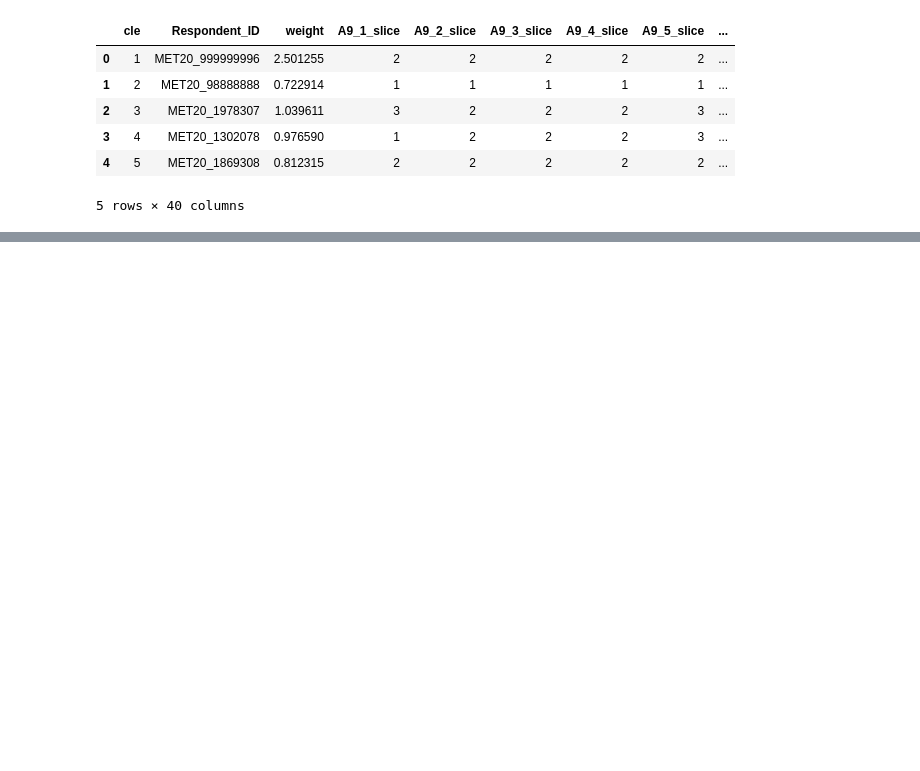
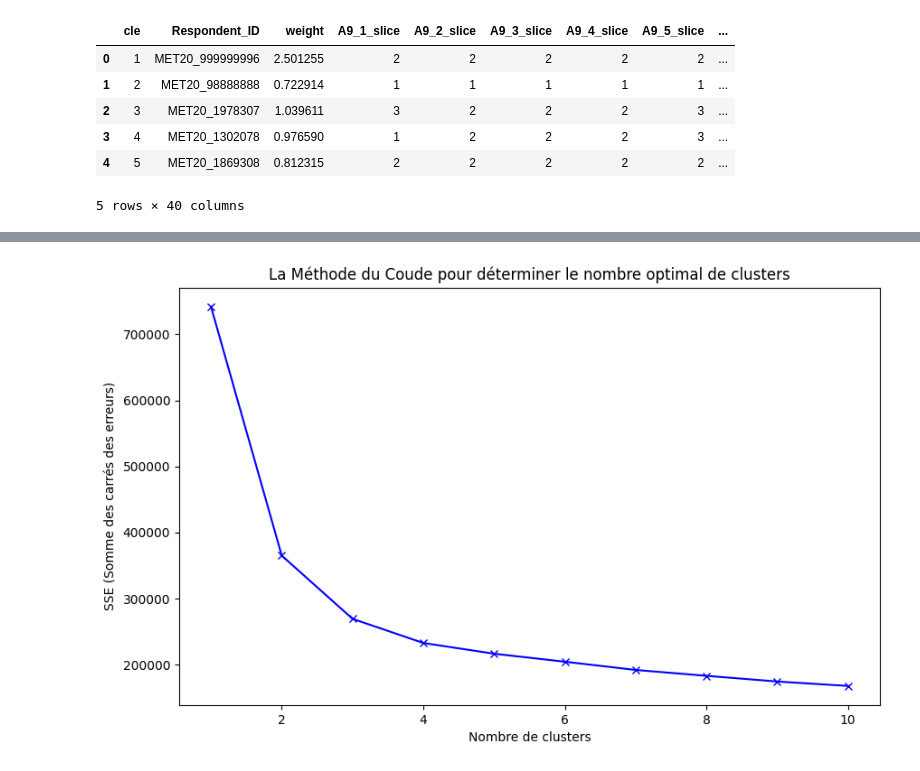
Before and after one commit to Coartix/Kantar, a Jupyter notebook: Observation.ipynb, the cells around one changed output, grey strips where cells are left out. Saved outputs shown, nothing was run; the diff lists cells and outputs as text; code cells hidden in the pictures; blank space fills up the shorter version.

Commit message:
feat(observation): kmeans clustering

```diff
--- a/Observation.ipynb
+++ b/Observation.ipynb
@@ -42,0 +128,24 @@ df_attitude.head()
+# %%
+import matplotlib.pyplot as plt
+from sklearn.cluster import KMeans
+from sklearn.metrics import silhouette_score
+
+
+data = df_filled.iloc[:, 3:]
+
+# Appliquer la méthode du coude pour trouver le nombre optimal de clusters
+sse = []
+for k in range(1, 11):  # Testons de 1 à 10 clusters
+    kmeans = KMeans(n_clusters=k, random_state=42, n_init=10)
+    kmeans.fit(data)
+    sse.append(kmeans.inertia_)  # Somme des carrés des distances des échantillons à leur centre de cluster le plus proche
+
+# Tracer la courbe SSE par rapport au nombre de clusters
+plt.figure(figsize=(10, 6))
+plt.plot(range(1, 11), sse, 'bx-')
+plt.xlabel('Nombre de clusters')
+plt.ylabel('SSE (Somme des carrés des erreurs)')
+plt.title('La Méthode du Coude pour déterminer le nombre optimal de clusters')
+plt.show()
+# %% [output]
+[figure, added]
```
Also changed, not shown: parts of 6 cells of this notebook.
